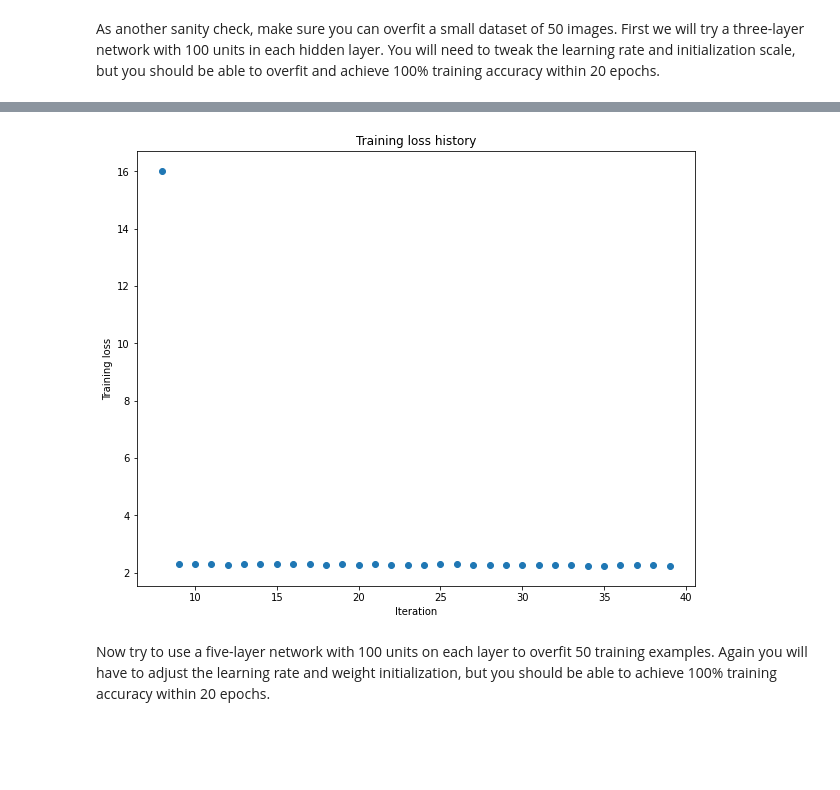
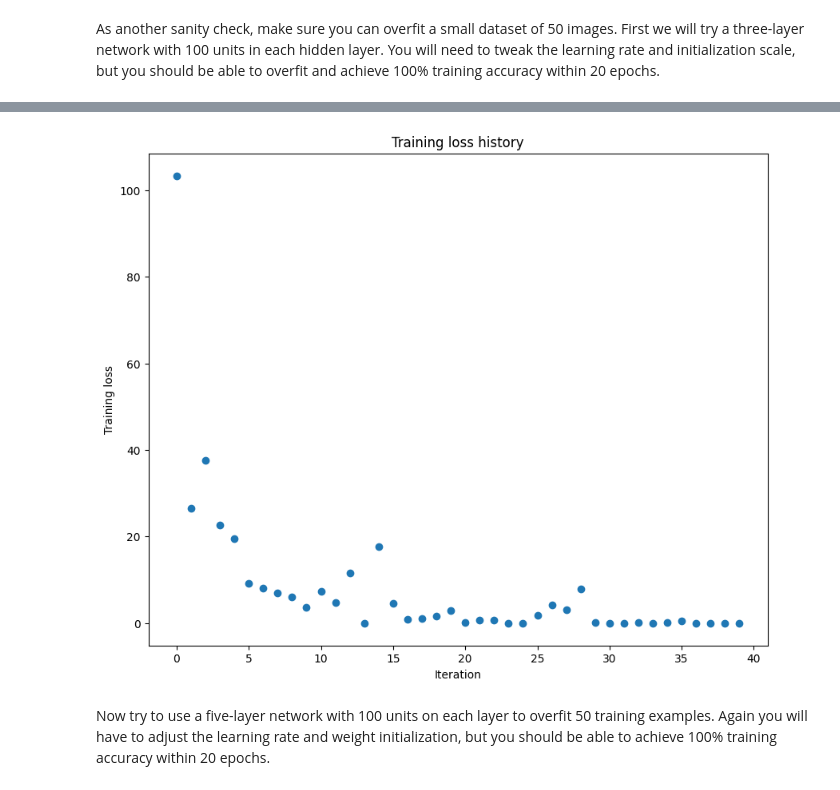
Before and after one commit to mdesevricourt/MLSafetyDeepLearning, a Jupyter notebook: FullyConnectedNets_colab_MCS.ipynb, the cells around one changed output, grey strips where cells are left out. Drawn from its saved outputs; the diff is of its cells as text; code cells hidden in the pictures; blank space fills up the shorter version.

```diff
--- a/FullyConnectedNets_colab_MCS.ipynb
+++ b/FullyConnectedNets_colab_MCS.ipynb
@@ -947,7 +1006,22 @@ class FullyConnectedNet(object):
         # beta2, etc. Scale parameters should be initialized to one and shift      #
         # parameters should be initialized to zero.                                #
         ############################################################################
+        for layer in range(self.num_layers-1):
+                    w = np.random.normal(loc = 0, scale = weight_scale, size = (input_dim, hidden_dims[layer]))
+                    b = np.zeros(hidden_dims[layer])
+                    self.params["W" + str(layer+1)] = w
+                    self.params["b" + str(layer+1)] = b
 
+                    if self.use_batchnorm:
+                        self.params["gamma" + str(layer+1)] = np.ones(hidden_dims[layer])
+                        self.params["beta" + str(layer+1)] = np.zeros(hidden_dims[layer])
+
+                    input_dim = hidden_dims[layer]
+
+        w = np.random.normal(loc = 0, scale = weight_scale, size = (input_dim, num_classes))
+        b = np.zeros(num_classes)
+        self.params["W" + str(self.num_layers)] = w
+        self.params["b" + str(self.num_layers)] = b
         ############################################################################
         #                             END OF YOUR CODE                             #
         ############################################################################
@@ -1004,7 +1078,19 @@ class FullyConnectedNet(object):
         # self.bn_params[1] to the forward pass for the second batch normalization #
         # layer, etc.                                                              #
         ############################################################################
+        cache = []
+        dropout_param = self.dropout_param
+        for layer in range(self.num_layers-1):
+            W = self.params["W" + str(layer+1)]
+            b = self.params["b" + str(layer+1)]
 
+            X, cache_layer = affine_relu_forward(X, W, b, dropout_param = dropout_param)
+            cache.append(cache_layer)
+
+        W = self.params["W" + str(self.num_layers)]
+        b = self.params["b" + str(self.num_layers)]
+        scores, cache_layer = affine_forward(X, W, b)
+        cache.append(cache_layer)
         ############################################################################
         #                             END OF YOUR CODE                             #
         ############################################################################
@@ -1027,7 +1113,19 @@ class FullyConnectedNet(object):
         # automated tests, make sure that your L2 regularization includes a factor #
         # of 0.5 to simplify the expression for the gradient.                      #
         ############################################################################
+        loss, dx = softmax_loss(scores, y)
 
+
+        dx, dw, db = affine_backward(dx, cache[self.num_layers-1])
+        loss += 0.5*self.reg*np.sum(self.params["W" + str(self.num_layers)]**2)
+        grads["W" + str(self.num_layers)] = dw + self.reg*self.params["W" + str(self.num_layers)]
+        grads["b" + str(self.num_layers)] = db
+
+        for layer in range(self.num_layers-2, -1, -1):
+            loss += 0.5*self.reg*np.sum(self.params["W" + str(layer+1)]**2)
+            dx, dw, db = affine_relu_backward(dx, cache[layer])
+            grads["W" + str(layer+1)] = dw + self.reg*self.params["W" + str(layer+1)]
+            grads["b" + str(layer+1)] = db
         ############################################################################
         #                             END OF YOUR CODE                             #
         ############################################################################
@@ -1089,8 +1187,8 @@ small_data = {
 ############################################################################
 # TODO: Tune these parameters to get 100% train accuracy within 20 epochs. #
 ############################################################################
-weight_scale = None
-learning_rate = None
+weight_scale = 0.5
+learning_rate = 0.01
 ############################################################################
 #                             END OF YOUR CODE                             #
 ############################################################################
@@ -1132,4 +1230,4 @@ plt.show()
-[figure, old version]
+[figure, new version]
 # %% [markdown]
 Now try to use a five-layer network with 100 units on each layer to overfit 50 training examples. Again you will have to adjust the learning rate and weight initialization, but you should be able to achieve 100% training accuracy within 20 epochs.
 # %%
```
Also changed, not shown: parts of 22 cells of this notebook, 14 other files.
